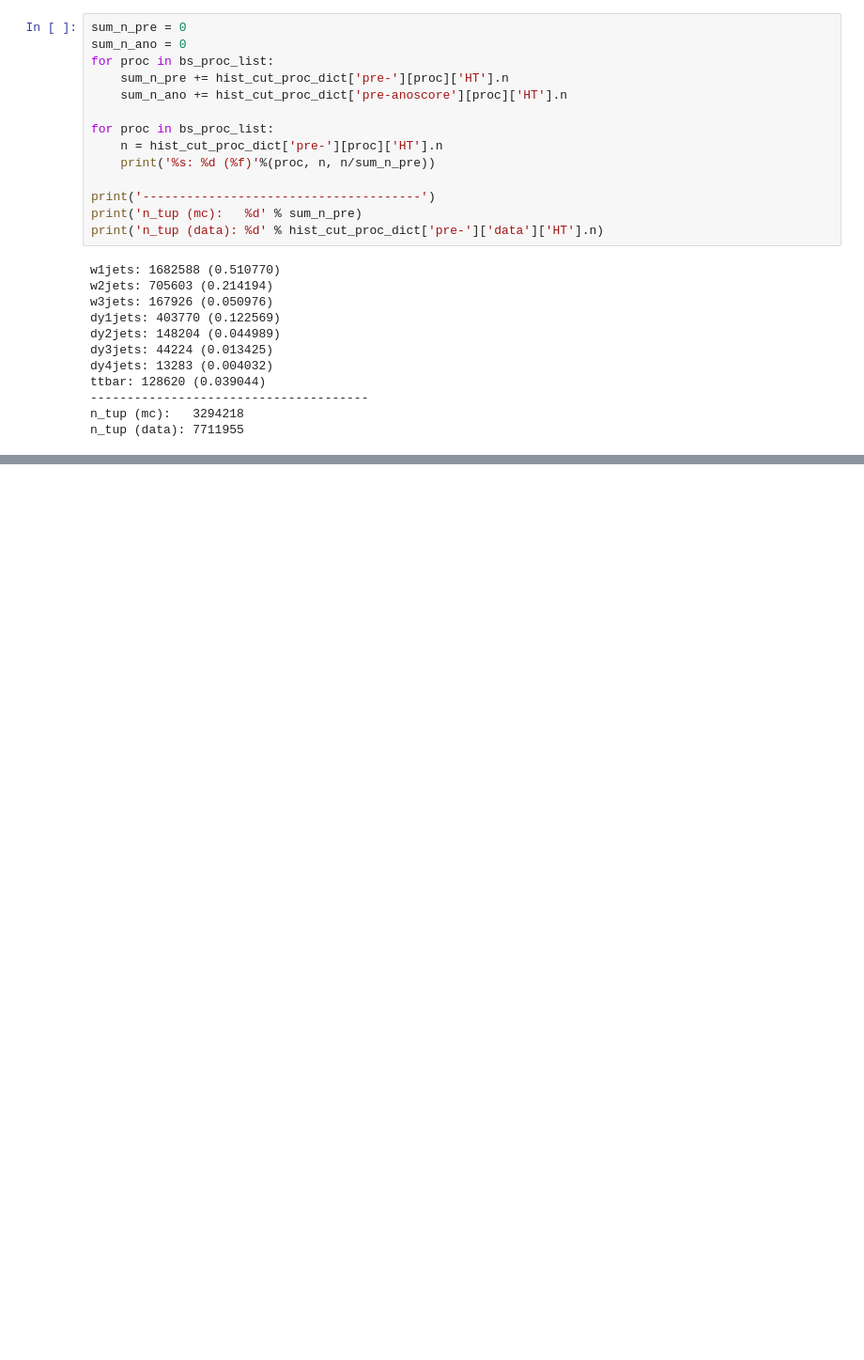
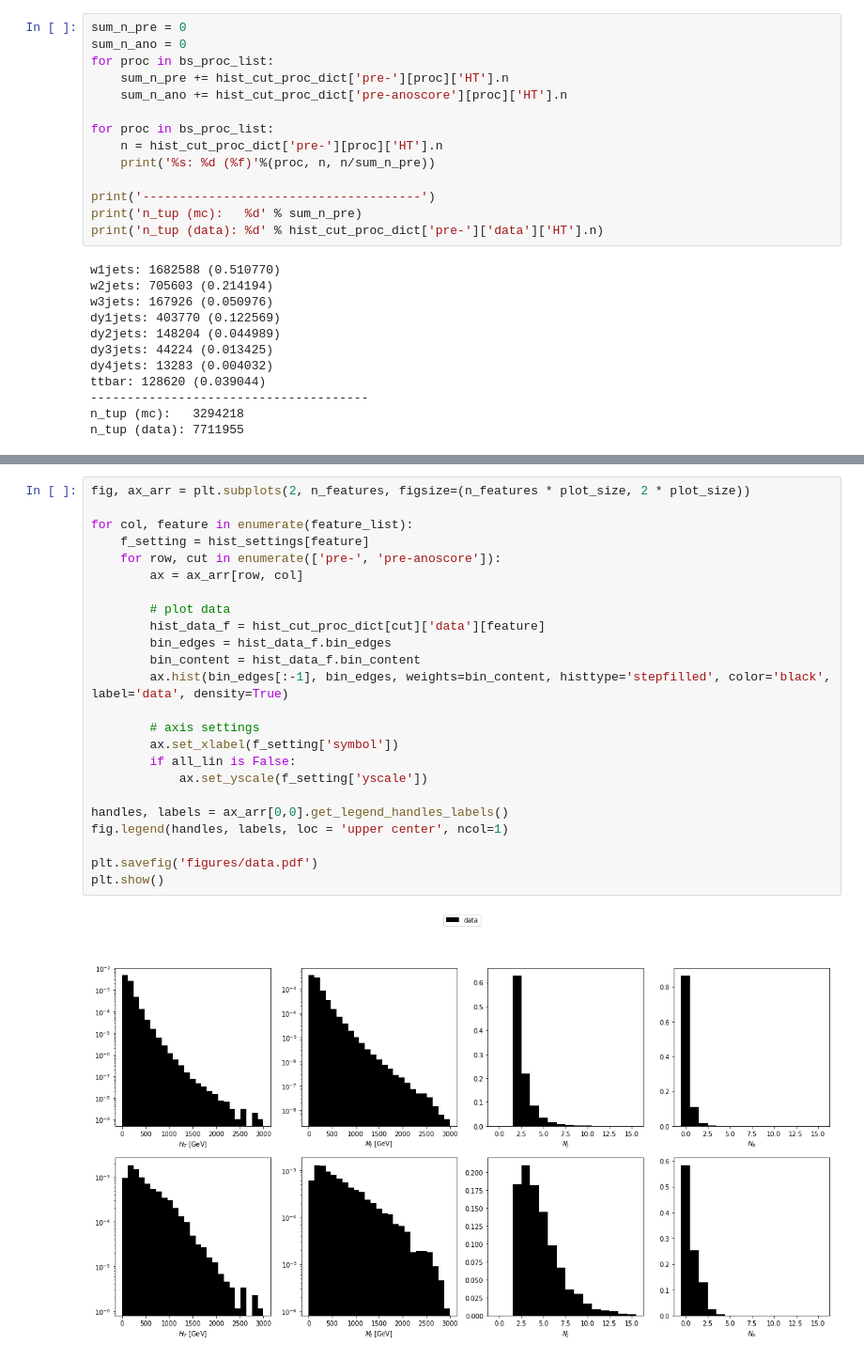
Before and after one commit to oliverkn/alad-for-lhc, a Jupyter notebook: top_rediscovery/plots_new.ipynb, the cells around one changed output, grey strips where cells are left out. Shown at 94% size. Saved outputs shown, nothing was run; the diff lists cells and outputs as text; blank space fills up the shorter version.

```diff
--- a/top_rediscovery/plots_new.ipynb
+++ b/top_rediscovery/plots_new.ipynb
@@ -505,0 +672,26 @@ plt.show()
+# %%
+fig, ax_arr = plt.subplots(2, n_features, figsize=(n_features * plot_size, 2 * plot_size))
+
+for col, feature in enumerate(feature_list):
+    f_setting = hist_settings[feature]
+    for row, cut in enumerate(['pre-', 'pre-anoscore']):
+        ax = ax_arr[row, col]
+
+        # plot data
+        hist_data_f = hist_cut_proc_dict[cut]['data'][feature]
+        bin_edges = hist_data_f.bin_edges
+        bin_content = hist_data_f.bin_content
+        ax.hist(bin_edges[:-1], bin_edges, weights=bin_content, histtype='stepfilled', color='black', label='data', density=True)
+
+        # axis settings
+        ax.set_xlabel(f_setting['symbol'])
+        if all_lin is False:
+            ax.set_yscale(f_setting['yscale'])
+
+handles, labels = ax_arr[0,0].get_legend_handles_labels()
+fig.legend(handles, labels, loc = 'upper center', ncol=1)
+
+plt.savefig('figures/data.pdf')
+plt.show()
+# %% [output]
+[figure, added]
```
Also changed, not shown: parts of 18 cells of this notebook, 7 other files.
